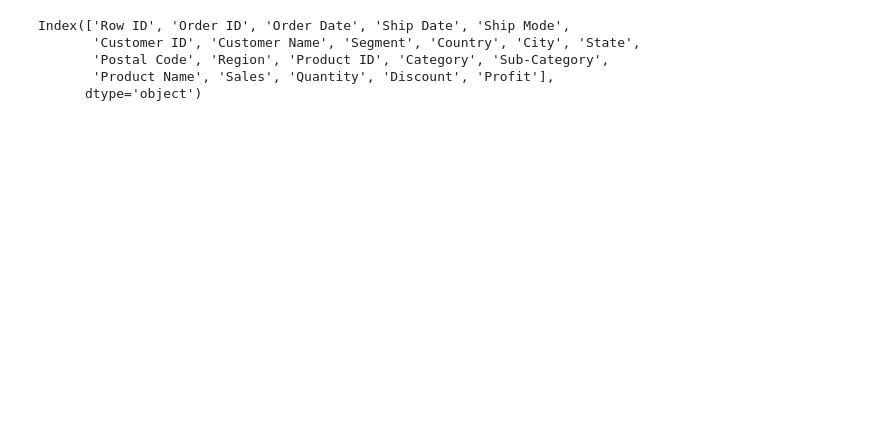
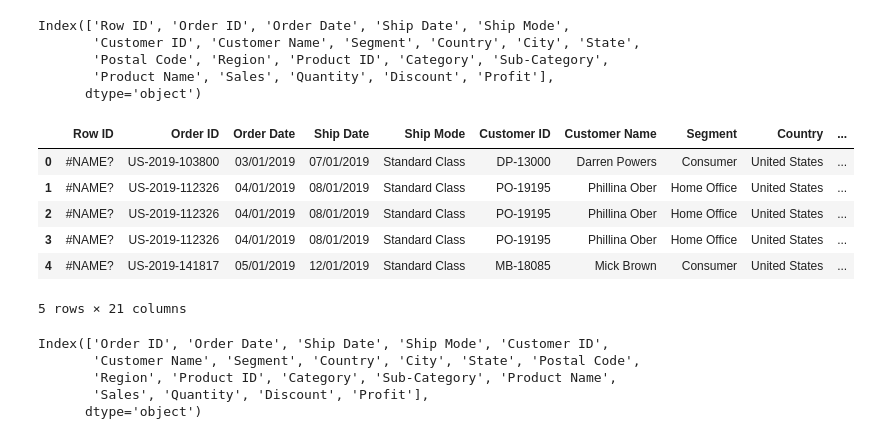
Before and after one commit to Alexander2116/DataDawgs-Peak-Hackathon-2024-, a Jupyter notebook: notebooks/analysis.ipynb, the cells around one changed output. Cells and saved outputs as stored; diff of their text form; code cells hidden in the pictures; blank space fills up the shorter version.

```diff
--- a/notebooks/analysis.ipynb
+++ b/notebooks/analysis.ipynb
@@ -44,5 +60,23 @@ Index(['Row ID', 'Order ID', 'Order Date', 'Ship Date', 'Ship Mode',
        'Postal Code', 'Region', 'Product ID', 'Category', 'Sub-Category',
        'Product Name', 'Sales', 'Quantity', 'Discount', 'Profit'],
       dtype='object')
+# %%
+df.head()
+# %% [output]
+|  | Row ID | Order ID | Order Date | Ship Date | Ship Mode | Customer ID | Customer Name | Segment | Country | ... |
+| 0 | #NAME? | US-2019-103800 | 03/01/2019 | 07/01/2019 | Standard Class | DP-13000 | Darren Powers | Consumer | United States | ... |
+| 1 | #NAME? | US-2019-112326 | 04/01/2019 | 08/01/2019 | Standard Class | PO-19195 | Phillina Ober | Home Office | United States | ... |
+| 2 | #NAME? | US-2019-112326 | 04/01/2019 | 08/01/2019 | Standard Class | PO-19195 | Phillina Ober | Home Office | United States | ... |
+| 3 | #NAME? | US-2019-112326 | 04/01/2019 | 08/01/2019 | Standard Class | PO-19195 | Phillina Ober | Home Office | United States | ... |
+| 4 | #NAME? | US-2019-141817 | 05/01/2019 | 12/01/2019 | Standard Class | MB-18085 | Mick Brown | Consumer | United States | ... |
+5 rows × 21 columns
 # %%
 df = df.drop("Row ID", axis=1)
+# %%
+df.columns
+# %% [output]
+Index(['Order ID', 'Order Date', 'Ship Date', 'Ship Mode', 'Customer ID',
+       'Customer Name', 'Segment', 'Country', 'City', 'State', 'Postal Code',
+       'Region', 'Product ID', 'Category', 'Sub-Category', 'Product Name',
+       'Sales', 'Quantity', 'Discount', 'Profit'],
+      dtype='object')
```
Also changed, not shown: parts of 21 cells of this notebook, 1 other file.
